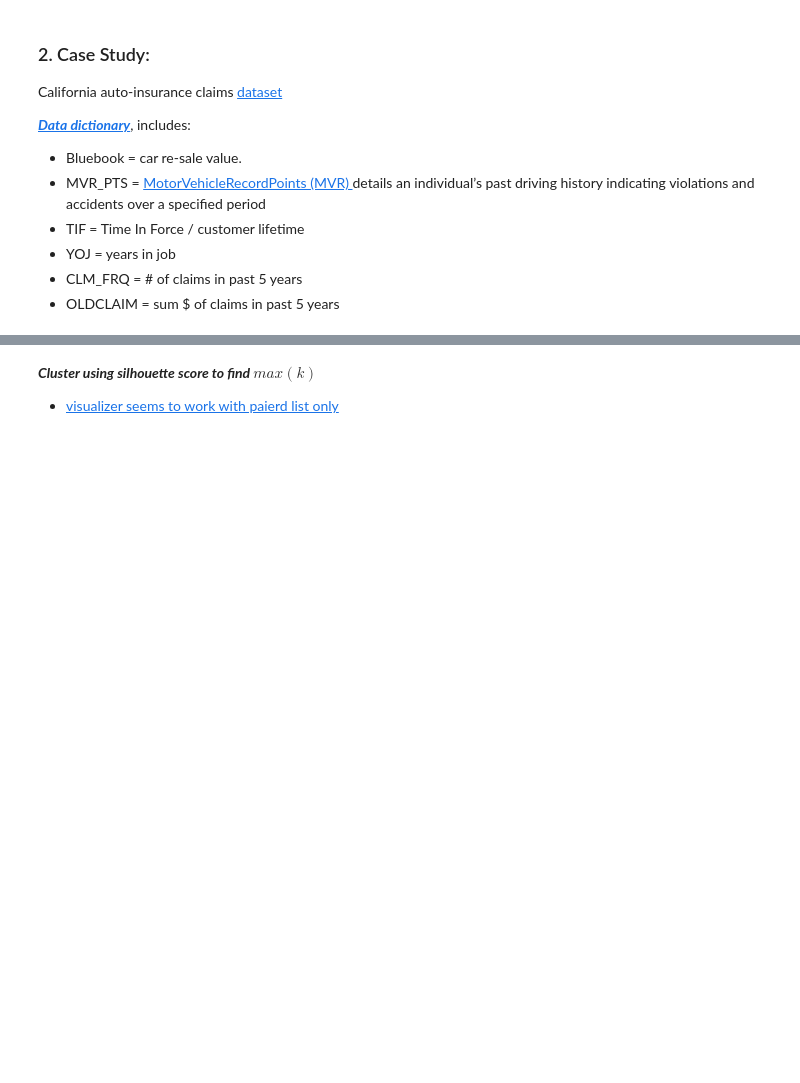
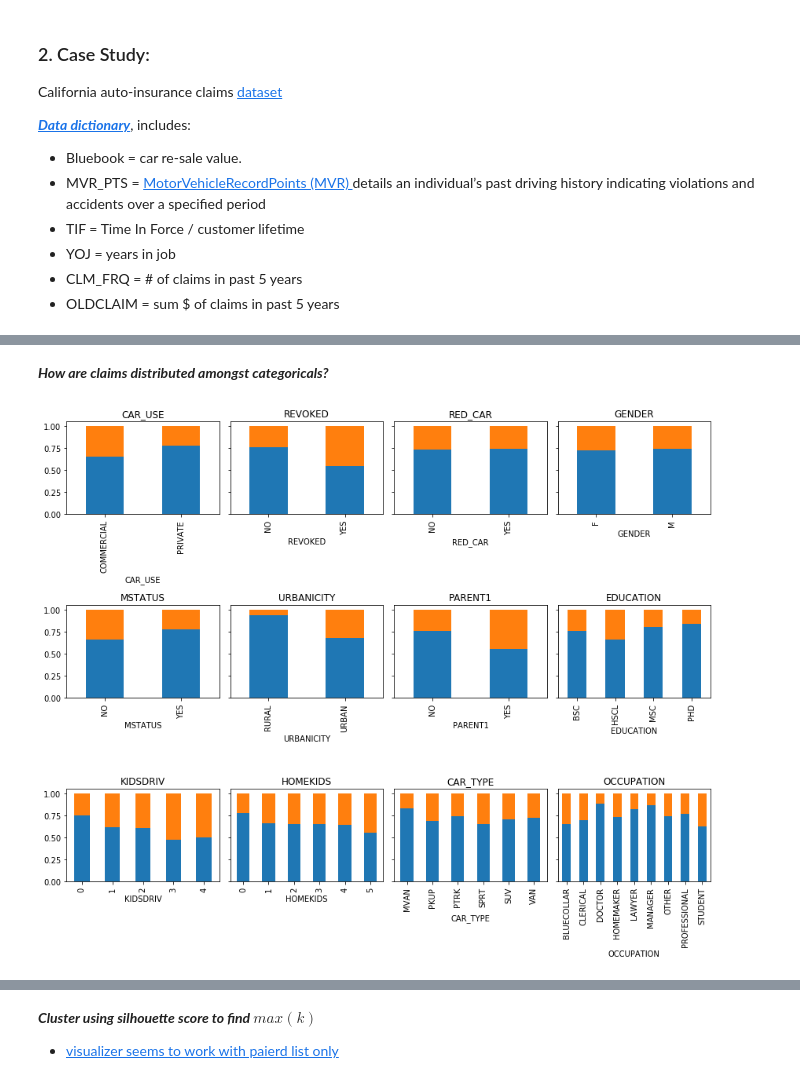
Before and after one commit to bpostance/learn_data_science, a Jupyter notebook: ML/2.3_Clustering/10-Kmedoids-clustering.ipynb, the cells around one changed output, grey strips where cells are left out. Cells and saved outputs as stored; diff of their text form; code cells hidden in the pictures; blank space fills up the shorter version.

```diff
--- a/ML/2.3_Clustering/10-Kmedoids-clustering.ipynb
+++ b/ML/2.3_Clustering/10-Kmedoids-clustering.ipynb
@@ -146,0 +121,11 @@ Xy.columns
+# %% [markdown]
+***How are claims distributed amongst categoricals?***
+# %%
+fig,axs = plt.subplots(3,4,figsize=(12,10),sharey=True)
+
+for ax,feat in zip(axs.flatten(),cat_features):
+    ((pd.crosstab(tdf['CLAIM_FLAG'],tdf[feat])) / (pd.crosstab(tdf['CLAIM_FLAG'],tdf[feat]).sum())).T.plot.bar(stacked=True,ax=ax,legend=False,title=None)
+    ax.set_title(feat)
+plt.tight_layout()
+# %% [output]
+[figure, added]
```
Also changed, not shown: parts of 51 cells of this notebook.
